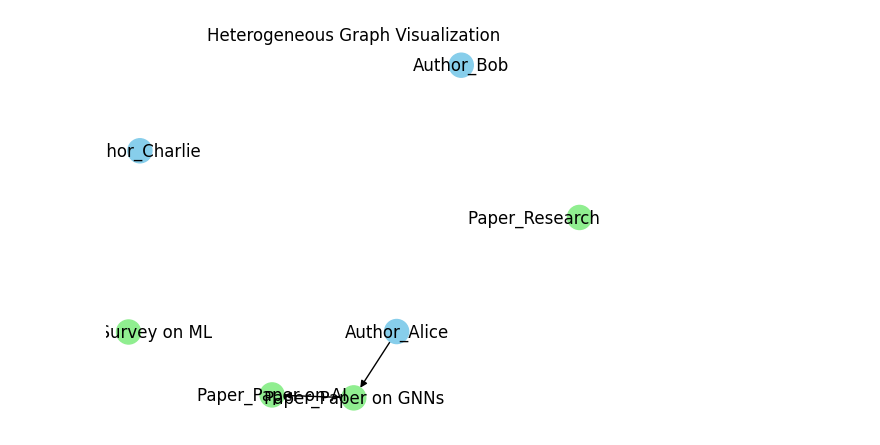
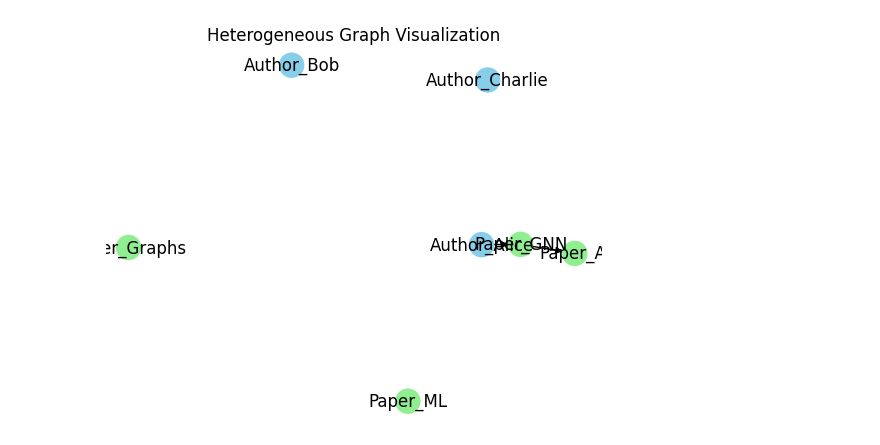
Before and after one commit to tommy25582143/git_test, a Jupyter notebook: test.ipynb, the cells around one changed output. Saved outputs shown, nothing was run; the diff lists cells and outputs as text; code cells hidden in the pictures.

```diff
--- a/test.ipynb
+++ b/test.ipynb
@@ -14,34 +14,34 @@ data['paper', 'cites', 'paper'].edge_index = [[0, 1, 1], [1, 2, 3]]
 # %%
 # Assume G is already created and populated with nodes and edges
 G = nx.DiGraph()
 
 # Adding nodes with color attributes directly in NetworkX
 for node_id, name in enumerate(["Alice", "Bob", "Charlie"]):  # Example names for authors
     G.add_node(f"Author_{name}", label=name, color='skyblue')
-for node_id, title in enumerate(["Paper on GNNs", "Paper on AI", "Survey on ML", "Research on Graphs"]):
+for node_id, title in enumerate(["GNN", "AI", "ML", "Graphs"]):
     G.add_node(f"Paper_{title}", label=title, color='lightgreen')
 
 # Example edges, assuming you've added these correctly
-G.add_edge("Author_Alice", "Paper_Paper on GNNs")
-G.add_edge("Paper_Paper on GNNs", "Paper_Paper on AI")
+G.add_edge("Author_Alice", "Paper_GNN")
+G.add_edge("Paper_GNN", "Paper_AI")
 
 # Drawing the graph
 pos = nx.spring_layout(G)  # Positions for all nodes
 
 # Draw nodes with colors
 node_colors = [G.nodes[n]['color'] for n in G.nodes()]
 nx.draw_networkx_nodes(G, pos, node_color=node_colors)
 
 # Draw edges and labels
 nx.draw_networkx_edges(G, pos)
 nx.draw_networkx_labels(G, pos)
 
 # Show the plot
 plt.title('Heterogeneous Graph Visualization')
 plt.axis('off')
 plt.show()
 # %% [output]
-[figure, old version]
+[figure, new version]
 # %%
 print('Hello')
 print('123123')
```
Also changed, not shown: parts of 3 cells of this notebook.
